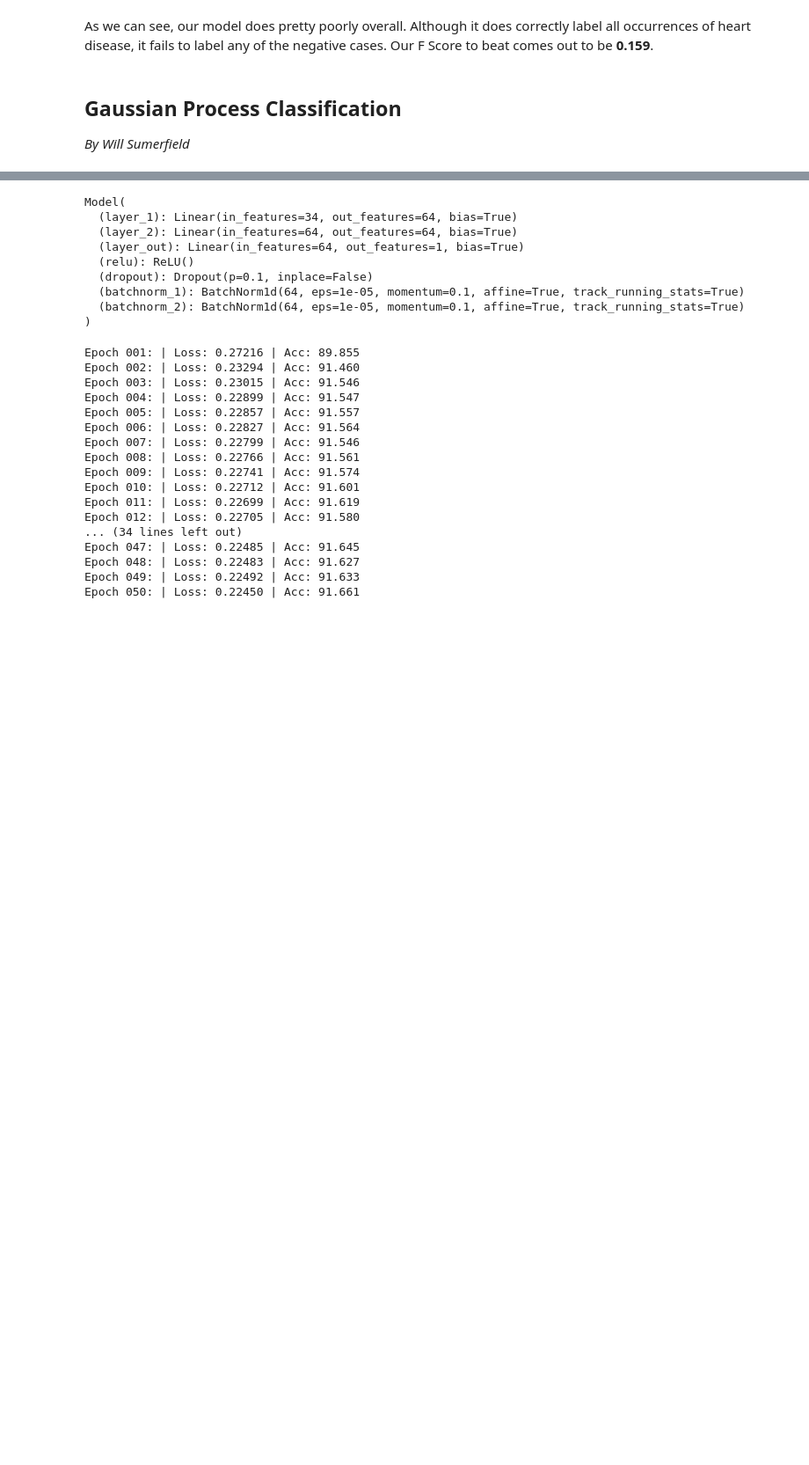
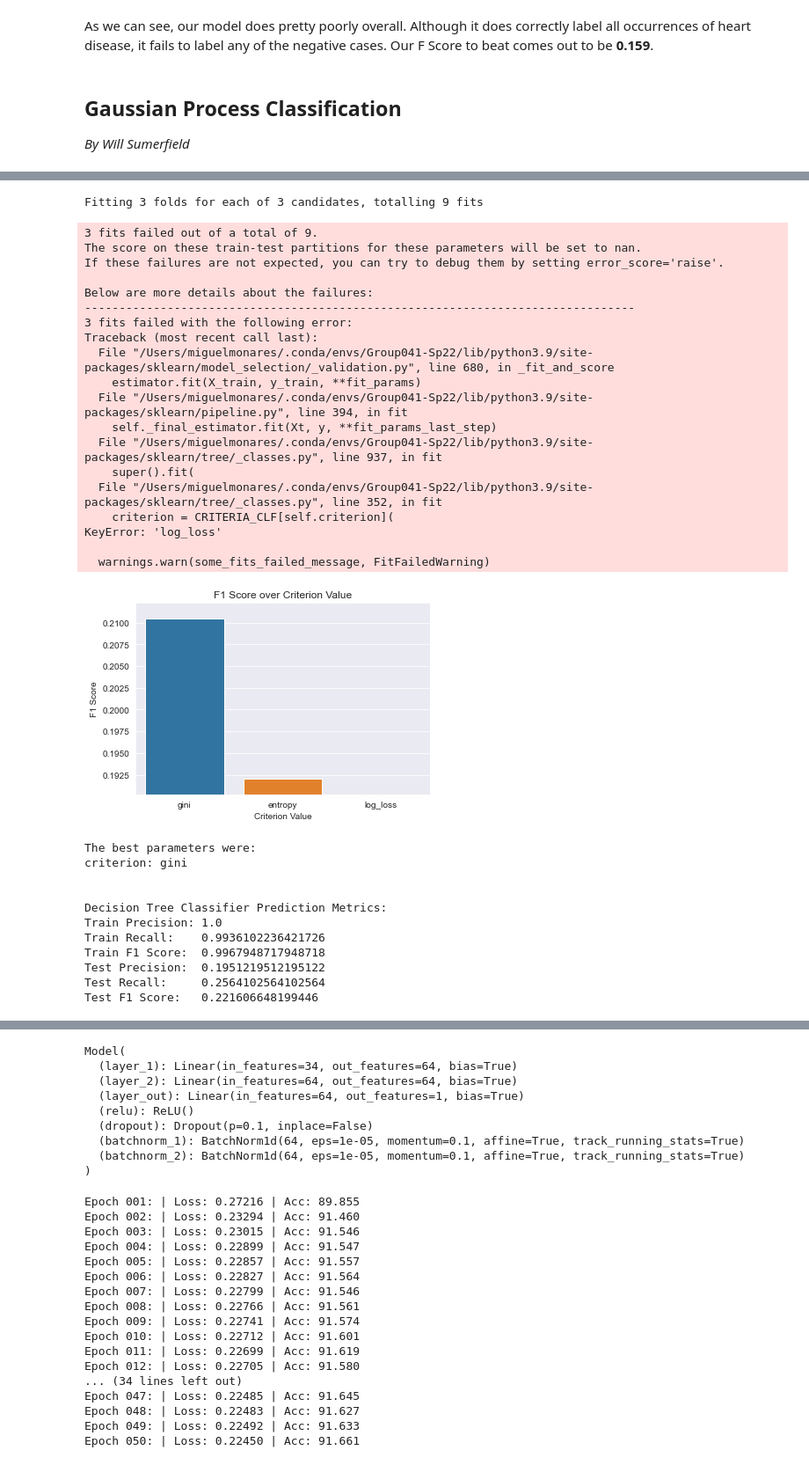
Before and after one commit to COGS118A/Group041-Sp22, a Jupyter notebook: common/model_training.ipynb, the cells around one changed output, grey strips where cells are left out. Shown at 88% size. Cells and saved outputs as stored; diff of their text form; code cells hidden in the pictures; blank space fills up the shorter version.

```diff
--- a/common/model_training.ipynb
+++ b/common/model_training.ipynb
@@ -368,0 +489,47 @@ save_model("Gaussian Process Classifier", grid_search)
+# %%
+from sklearn import tree
+# Create a list of potential parameters
+dt_params = {'criterion': ['gini', 'entropy', 'log_loss']}
+
+# Train the model, and find the best model from the provided inputs
+best_model, grid_search = train_model(tree.DecisionTreeClassifier(), dt_params,
+                                      train_sub_X, train_sub_y)
+
+# Display the results
+display_results("Decision Tree Classifier", best_model, grid_search, train_sub_X, train_sub_y, test_sub_X, test_sub_y)
+
+# Save the model
+save_model("Decision Tree Classifier", grid_search)
+# %% [output]
+Fitting 3 folds for each of 3 candidates, totalling 9 fits
+3 fits failed out of a total of 9.
+The score on these train-test partitions for these parameters will be set to nan.
+If these failures are not expected, you can try to debug them by setting error_score='raise'.
+
+Below are more details about the failures:
+--------------------------------------------------------------------------------
+3 fits failed with the following error:
+Traceback (most recent call last):
+  File "/Users/miguelmonares/.conda/envs/Group041-Sp22/lib/python3.9/site-packages/sklearn/model_selection/_validation.py", line 680, in _fit_and_score
+    estimator.fit(X_train, y_train, **fit_params)
+  File "/Users/miguelmonares/.conda/envs/Group041-Sp22/lib/python3.9/site-packages/sklearn/pipeline.py", line 394, in fit
+    self._final_estimator.fit(Xt, y, **fit_params_last_step)
+  File "/Users/miguelmonares/.conda/envs/Group041-Sp22/lib/python3.9/site-packages/sklearn/tree/_classes.py", line 937, in fit
+    super().fit(
+  File "/Users/miguelmonares/.conda/envs/Group041-Sp22/lib/python3.9/site-packages/sklearn/tree/_classes.py", line 352, in fit
+    criterion = CRITERIA_CLF[self.criterion](
+KeyError: 'log_loss'
+
+  warnings.warn(some_fits_failed_message, FitFailedWarning)
+[figure, added]
+The best parameters were:
+criterion: gini
+
+
+Decision Tree Classifier Prediction Metrics:
+Train Precision: 1.0
+Train Recall:    0.9936102236421726
+Train F1 Score:  0.9967948717948718
+Test Precision:  0.1951219512195122
+Test Recall:     0.2564102564102564
+Test F1 Score:   0.221606648199446
```
Also changed, not shown: parts of 13 cells of this notebook, 2 other files.
